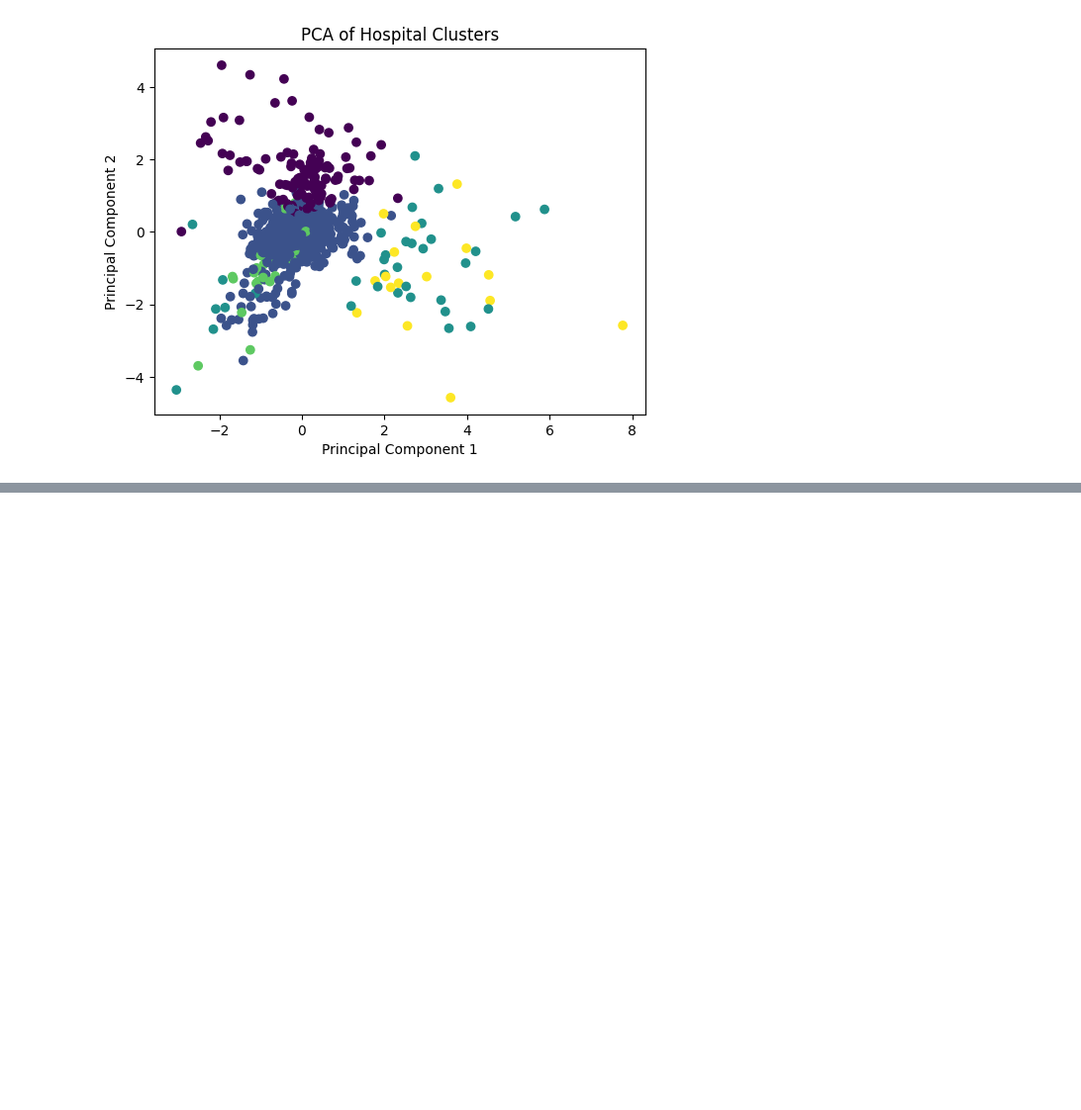
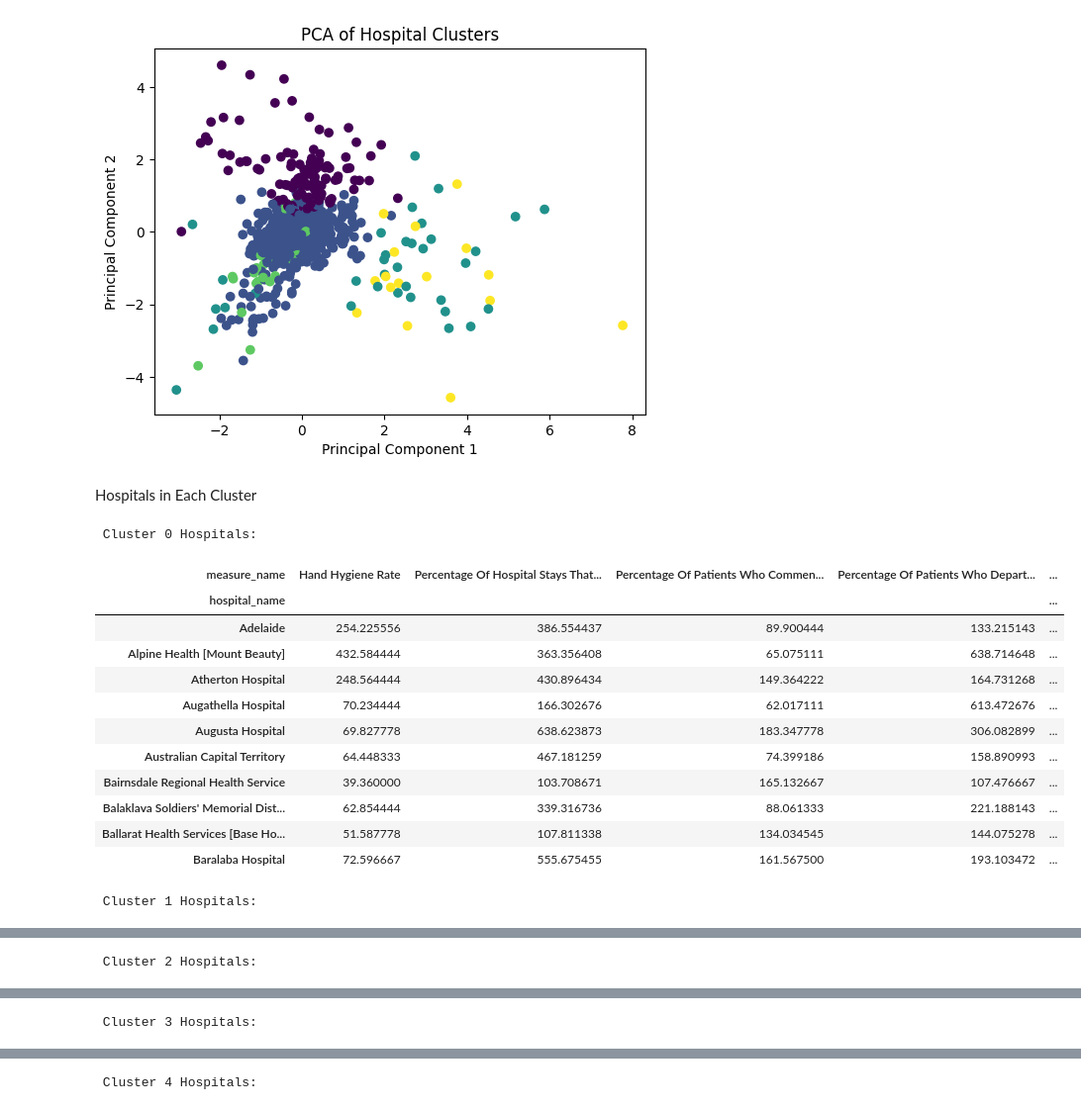
Before and after one commit to MahnoorAhmed-Dev/Hospital-Operations-Analytics-Pipeline, a Jupyter notebook: data_mining/notebooks/06_hospital_clustering_analysis.ipynb, the cells around one changed output, grey strips where cells are left out. Shown at 99% size. Saved outputs shown, nothing was run; the diff lists cells and outputs as text; code cells hidden in the pictures; blank space fills up the shorter version.

```diff
--- a/data_mining/notebooks/06_hospital_clustering_analysis.ipynb
+++ b/data_mining/notebooks/06_hospital_clustering_analysis.ipynb
@@ -140,0 +147,21 @@ plt.show()
+# %% [markdown]
+Hospitals in Each Cluster
+# %%
+for i in range(5):
+  print(f"\n Cluster {i} Hospitals: ")
+  display(hospital_matrix[hospital_matrix['cluster']==i].head(10))
+# %% [output]
+ Cluster 0 Hospitals:
+| measure_name | Hand Hygiene Rate | Percentage Of Hospital Stays That... | Percentage Of Patients Who Commen... | Percentage Of Patients Who Depart... | ... |
+| hospital_name |  |  |  |  | ... |
+| Adelaide | 254.225556 | 386.554437 | 89.900444 | 133.215143 | ... |
+| Alpine Health [Mount Beauty] | 432.584444 | 363.356408 | 65.075111 | 638.714648 | ... |
+| Atherton Hospital | 248.564444 | 430.896434 | 149.364222 | 164.731268 | ... |
+| Augathella Hospital | 70.234444 | 166.302676 | 62.017111 | 613.472676 | ... |
+| Augusta Hospital | 69.827778 | 638.623873 | 183.347778 | 306.082899 | ... |
+| Australian Capital Territory | 64.448333 | 467.181259 | 74.399186 | 158.890993 | ... |
+| Bairnsdale Regional Health Service | 39.360000 | 103.708671 | 165.132667 | 107.476667 | ... |
+| Balaklava Soldiers' Memorial Dist... | 62.854444 | 339.316736 | 88.061333 | 221.188143 | ... |
+| Ballarat Health Services [Base Ho... | 51.587778 | 107.811338 | 134.034545 | 144.075278 | ... |
+| Baralaba Hospital | 72.596667 | 555.675455 | 161.567500 | 193.103472 | ... |
+ Cluster 1 Hospitals:
@@ -140,0 +180 @@ plt.show()
+ Cluster 2 Hospitals:
@@ -140,0 +193 @@ plt.show()
+ Cluster 3 Hospitals:
@@ -140,0 +206 @@ plt.show()
+ Cluster 4 Hospitals:
```
Also changed, not shown: parts of 4 cells of this notebook, 2 other files.
